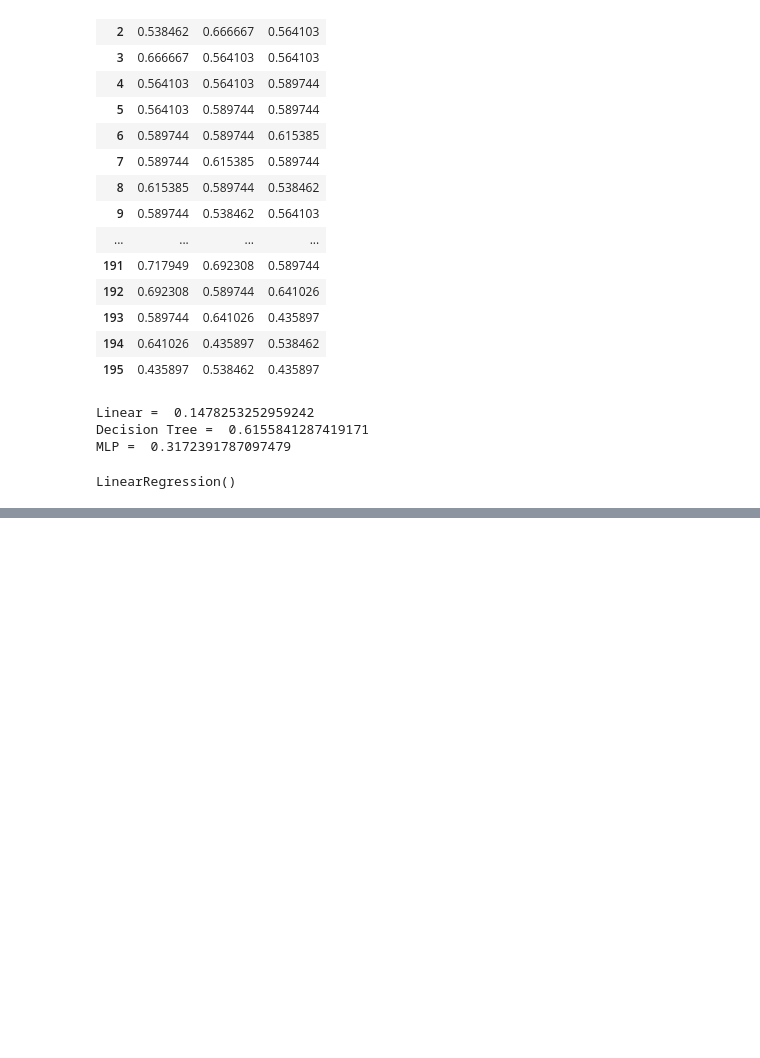
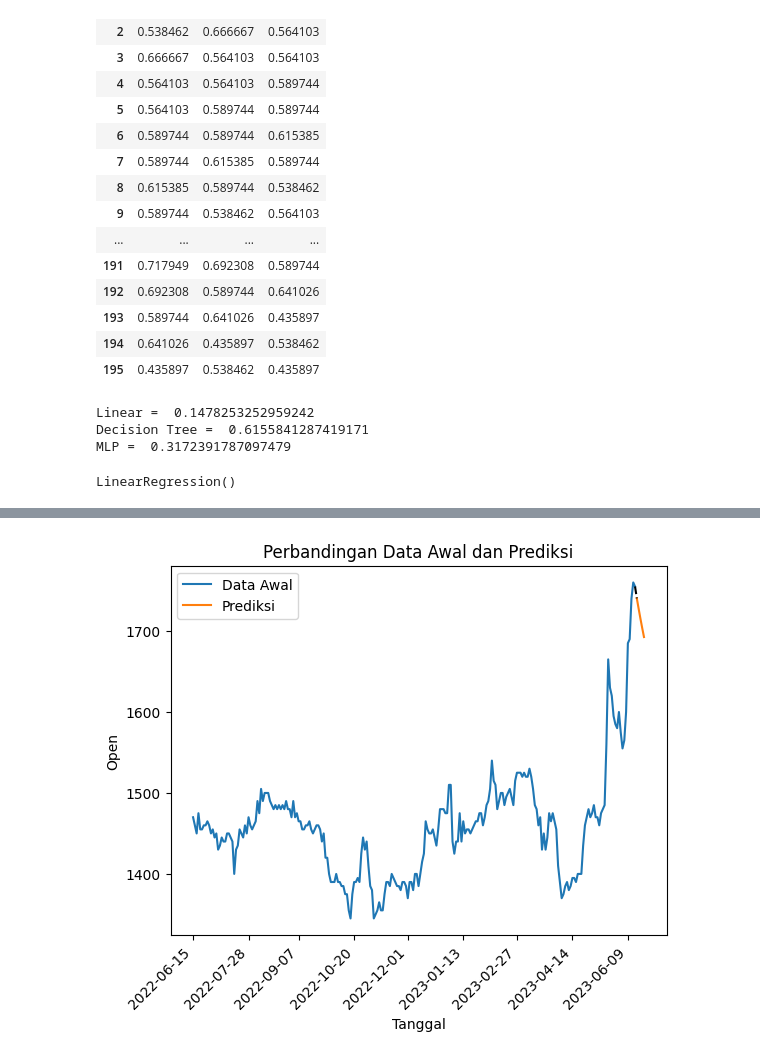
Before and after one commit to Yayanmnh/kuispro, a Jupyter notebook: projek.ipynb, the cells around one changed output, grey strips where cells are left out. Cells and saved outputs as stored; diff of their text form; code cells hidden in the pictures; blank space fills up the shorter version.

Commit message:
plot

```diff
--- a/projek.ipynb
+++ b/projek.ipynb
@@ -249,0 +239,28 @@ df_pred
+# %%
+import matplotlib.pyplot as plt
+import matplotlib.dates as mdates
+
+# Plot data df
+plt.plot(df['Date'], df['Open'], label='Data Awal')
+
+# Plot data df_pred
+plt.plot(df_pred['Date'], df_pred['Open'], label='Prediksi')
+
+# Menghubungkan plot terakhir data awal dengan plot awal data prediksi
+last_Date = df['Date'].iloc[-1]
+plt.plot([last_Date, df_pred['Date'].iloc[0]], [df['Open'].iloc[-1], df_pred['Open'].iloc[0]], 'k--')
+
+# Konfigurasi plot
+plt.xlabel('Tanggal')
+plt.ylabel('Open')
+plt.title('Perbandingan Data Awal dan Prediksi')
+plt.legend()
+
+
+plt.xticks(rotation=45, ha='right')
+plt.gca().xaxis.set_major_locator(mdates.MonthLocator())
+
+# Tampilkan plot
+plt.show()
+# %% [output]
+[figure, added]
```
Also changed, not shown: parts of 1 cell of this notebook.
